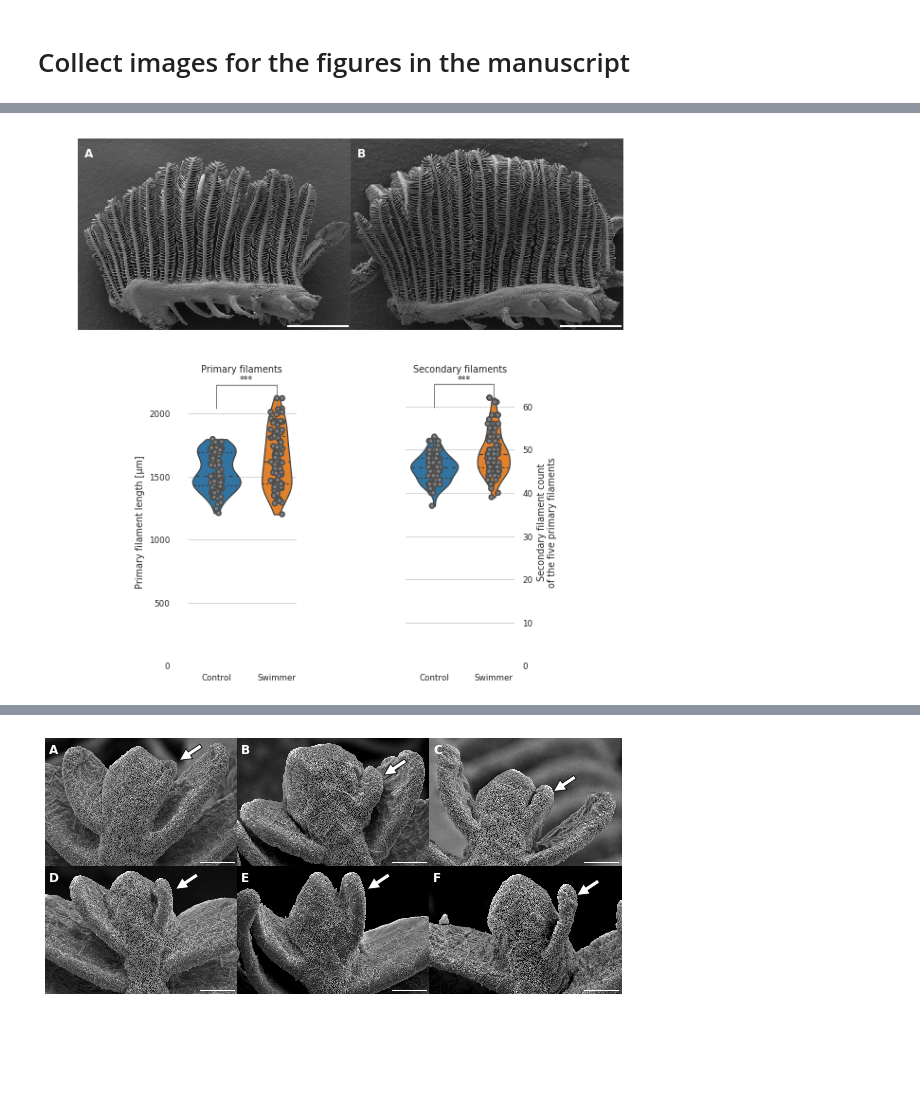
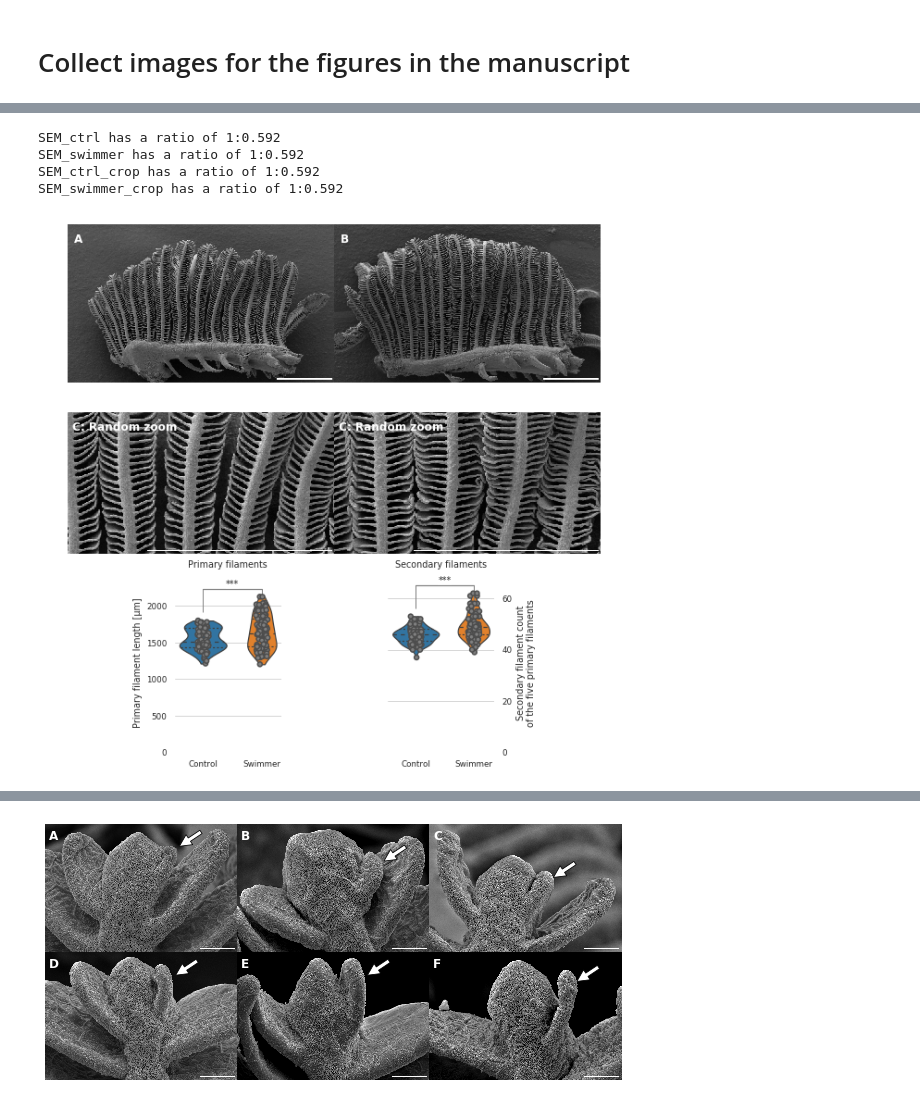
Before and after one commit to habi/Zebra-Fish-Gills, a Jupyter notebook: Gills-Analysis.ipynb, the cells around one changed output, grey strips where cells are left out. Drawn from its saved outputs; the diff is of its cells as text; code cells hidden in the pictures; blank space fills up the shorter version.

```diff
--- a/Gills-Analysis.ipynb
+++ b/Gills-Analysis.ipynb
@@ -3283,10 +3339,17 @@ TwoD (D) has a ratio of 1:0.836
 # %%
 # Fig 03: SEM gill overview whole arches and the quantification: no. and length of filaments: one panel
-plt.subplot(221)
-SEM_ctrl = imageio.imread('Figure-Originals/SEM_C5.3_crop.tif')
-plt.imshow(SEM_ctrl)
+plt.rcParams['figure.figsize'] = (8, 2 + 8*numpy.mean((0.592, 0.592, 0.592, 0.592)))
+plt.subplot(321)
+SEM_ctrl = imageio.imread('Figure-Originals/MMC5,3.TIF')
+bottomshave = 125
+plt.imshow(SEM_ctrl[:-bottomshave,:])
+print('SEM_ctrl has a ratio of 1:%0.3f' % (numpy.shape(SEM_ctrl[:-bottomshave,:])[0] /
+                                           numpy.shape(SEM_ctrl[:-bottomshave,:])[1]))
 # Pixel size is 3um, as given in the TIFF files
 pixelsize_sem = 3
+# Pixel size is 1.7 um for the larger SEM images, as measured on the scale bar
+pixelsize_sem = 1 / 0.589
+
 # JEB doesn't want a label on the scale bars
 # We turn it off with the help of https://github.com/ppinard/matplotlib-scalebar/issues/13
 plt.gca().add_artist(ScaleBar(pixelsize_sem,
@@ -3295,17 +3358,43 @@ plt.gca().add_artist(ScaleBar(pixelsize_sem,
                               label_formatter = lambda x, y:''))
 image_label(SEM_ctrl, 'A')
 plt.axis('off')
-plt.subplot(222)
-SEM_swimmer = imageio.imread('Figure-Originals/SEM_S5.3_crop.tif')
-plt.imshow(SEM_swimmer)
+plt.subplot(322)
+SEM_swimmer = imageio.imread('Figure-Originals/MMS5,3.TIF')
+plt.imshow(SEM_swimmer[:-bottomshave,:])
+print('SEM_swimmer has a ratio of 1:%0.3f' % (numpy.shape(SEM_swimmer[:-bottomshave,:])[0] /
+                                              numpy.shape(SEM_swimmer[:-bottomshave,:])[1]))
 plt.gca().add_artist(ScaleBar(pixelsize_sem,
                               'um',
                               fixed_value=500,
                               label_formatter = lambda x, y:''))
 image_label(SEM_swimmer, 'B')
 plt.axis('off')
+plt.subplot(323)
+crop=500
+plt.imshow(SEM_ctrl[:-bottomshave,:][round(crop*.618):-round(crop*.618),crop:-crop])
+image_label(SEM_ctrl[:-bottomshave,:][round(crop*.618):-round(crop*.618),crop:-crop],
+            'C: Random zoom')
+print('SEM_ctrl_crop has a ratio of 1:%0.3f' % (numpy.shape(SEM_ctrl[:-bottomshave,:])[0] /
+                                                numpy.shape(SEM_ctrl[:-bottomshave,:])[1]))
+
+plt.gca().add_artist(ScaleBar(pixelsize_sem,
+                              'um',
+                              fixed_value=500,
+                              label_formatter = lambda x, y:''))
+plt.axis('off')
+plt.subplot(324)
+plt.imshow(SEM_swimmer[:-bottomshave,:][round(crop*.618):-round(crop*.618),crop:-crop])
+image_label(SEM_swimmer[:-bottomshave,:][round(crop*.618):-round(crop*.618),crop:-crop],
+            'C: Random zoom')
+print('SEM_swimmer_crop has a ratio of 1:%0.3f' % (numpy.shape(SEM_swimmer[:-bottomshave,:])[0] /
+                                                numpy.shape(SEM_swimmer[:-bottomshave,:])[1]))
+plt.gca().add_artist(ScaleBar(pixelsize_sem,
+                              'um',
+                              fixed_value=500,
+                              label_formatter = lambda x, y:''))
+plt.axis('off')
 # Display both count and length in the same plot
-plt.subplot(2, 5, 7)
+plt.subplot(3, 5, 12)
 seaborn.violinplot(data=Filaments[['Control Length',
                                    'Swimmer Length']],
                    cut=0,
@@ -3321,46 +3410,51 @@ significance_bar(0, 1,
                  numpy.max(Filaments[['Control Length',
                                       'Swimmer Length']].max()),
                  p_value_filament_length)
+plt.ylim(ymax=2450)
 plt.ylabel(u'Primary filament length [\u03bcm]')
 plt.gca().set_xticklabels(['Control', 'Swimmer'])
 if zerotheplots:
     plt.ylim(ymin=0)
 plt.title('Primary filaments')
-seaborn.despine(offset=10, trim=True, bottom=True)
-plt.subplot(2, 5, 9)
+plt.subplot(3, 5, 14)
 # Display filament count
 seaborn.violinplot(data=Filaments[['Control Count',
                                    'Swimmer Count']],
                    cut=0, inner='quartiles')
 seaborn.stripplot(data=Filaments[['Control Count',
                                   'Swimmer Count']],
                   jitter=True,
                   dodge=True,
                   s=5,
                   linewidth=1.5,
                   color='gray')
 significance_bar(0,
                  1,
                  numpy.max(Filaments[['Control Count',
                                       'Swimmer Count']].max()),
                  p_value_filament_count)
 plt.gca().yaxis.tick_right()
 plt.gca().yaxis.set_label_position('right')
 plt.gca().yaxis.set_ticks_position('none')
+plt.ylim(ymax=70)
 plt.ylabel('Secondary filament count\nof the five primary filaments')
 plt.gca().set_xticklabels(['Control', 'Swimmer'])
 if zerotheplots:
     plt.ylim(ymin=0)
 plt.title('Secondary filaments')
-seaborn.despine(offset=10, trim=True, left=True, bottom=True)
+seaborn.despine(offset=10, trim=True, bottom=True, left=True)
 plt.subplots_adjust(0, -0.1, 1, 1.1, 0, 0)
 plt.savefig(os.path.join(OutPutDir,
                          'Fig03.png'),
             bbox_inches='tight',
             pad_inches=0)
 plt.show()
 # %% [output]
+SEM_ctrl has a ratio of 1:0.592
+SEM_swimmer has a ratio of 1:0.592
+SEM_ctrl_crop has a ratio of 1:0.592
+SEM_swimmer_crop has a ratio of 1:0.592
-[figure, old version]
+[figure, new version]
 # %%
 # Fig 043: uCT data, measurement of volumes: quantification of volume and filling factor
 plt.rcParams['figure.figsize'] = (8, 6)  # Size up figures a bit
```
Also changed, not shown: parts of 24 cells of this notebook, 2 other files.
